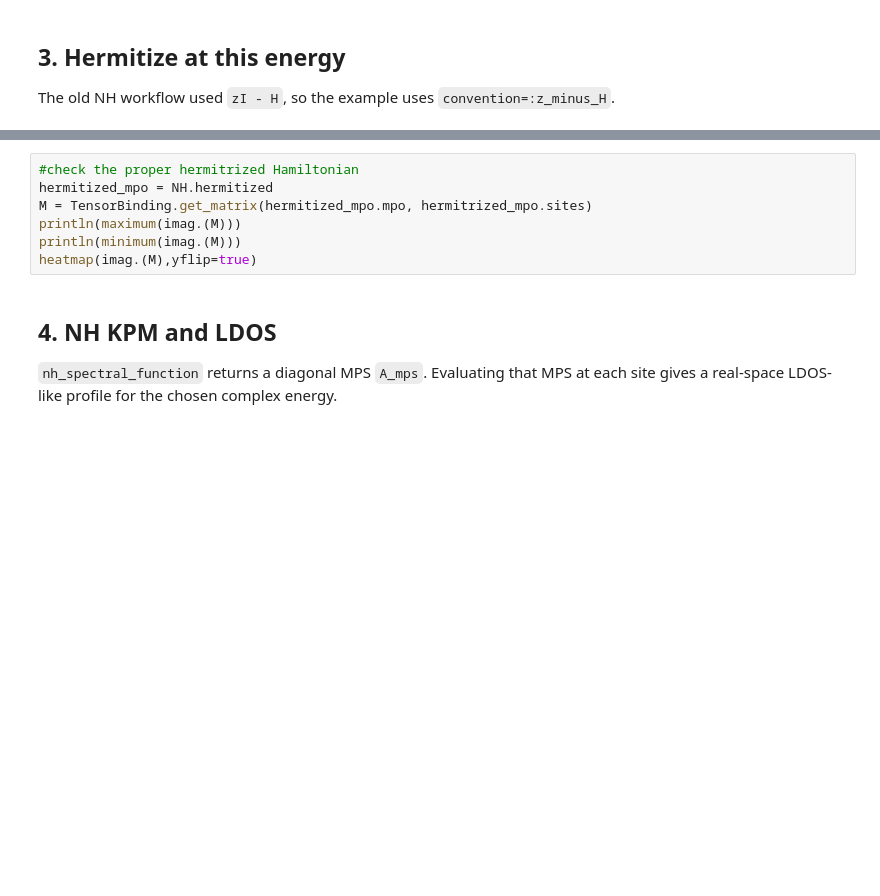
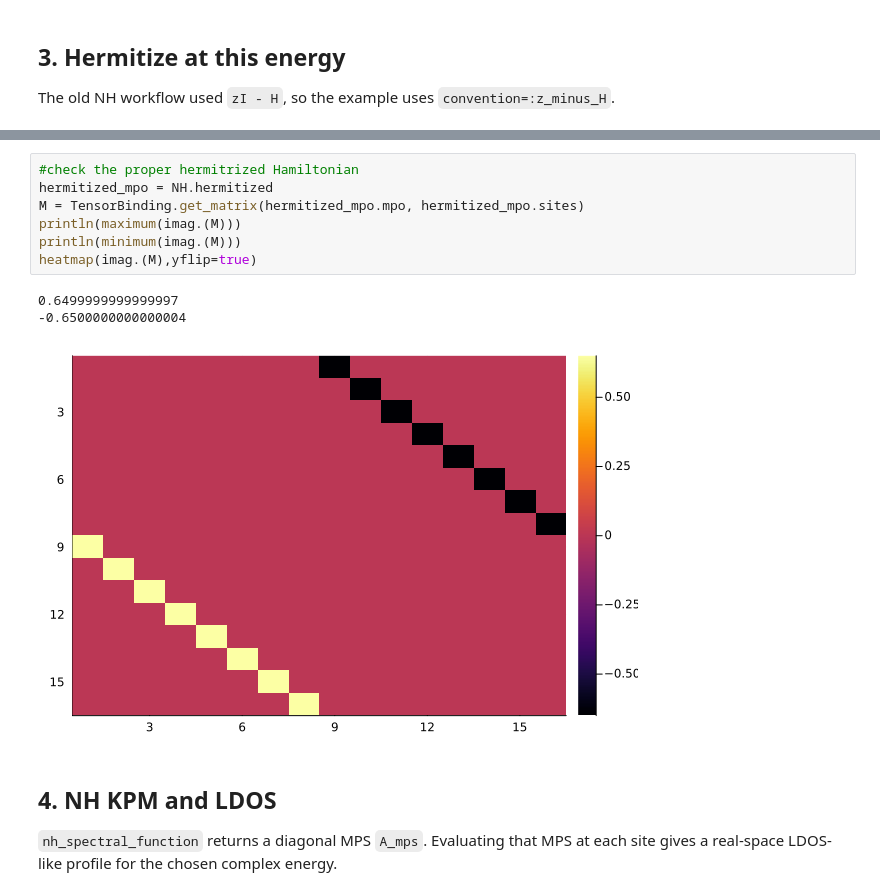
Before and after one commit to TensorBinding/TensorBinding.jl, a Jupyter notebook: examples/manybody/nonhermitian_loss_chain.ipynb, the cells around one changed output, grey strips where cells are left out. Saved outputs shown, nothing was run; the diff lists cells and outputs as text; blank space fills up the shorter version.

```diff
--- a/examples/manybody/nonhermitian_loss_chain.ipynb
+++ b/examples/manybody/nonhermitian_loss_chain.ipynb
@@ -56,10 +63,14 @@ println(NH.hermitized)
 # %%
 #check the proper hermitrized Hamiltonian
 hermitized_mpo = NH.hermitized
-M = TensorBinding.get_matrix(hermitized_mpo.mpo, hermitrized_mpo.sites)
+M = TensorBinding.get_matrix(hermitized_mpo.mpo, hermitized_mpo.sites)
 println(maximum(imag.(M)))
 println(minimum(imag.(M)))
 heatmap(imag.(M),yflip=true)
+# %% [output]
+0.6499999999999997
+-0.6500000000000004
+[figure, added]
 # %% [markdown]
 ## 4. NH KPM and LDOS
 
```
Also changed, not shown: parts of 6 cells of this notebook, 5 other files.
